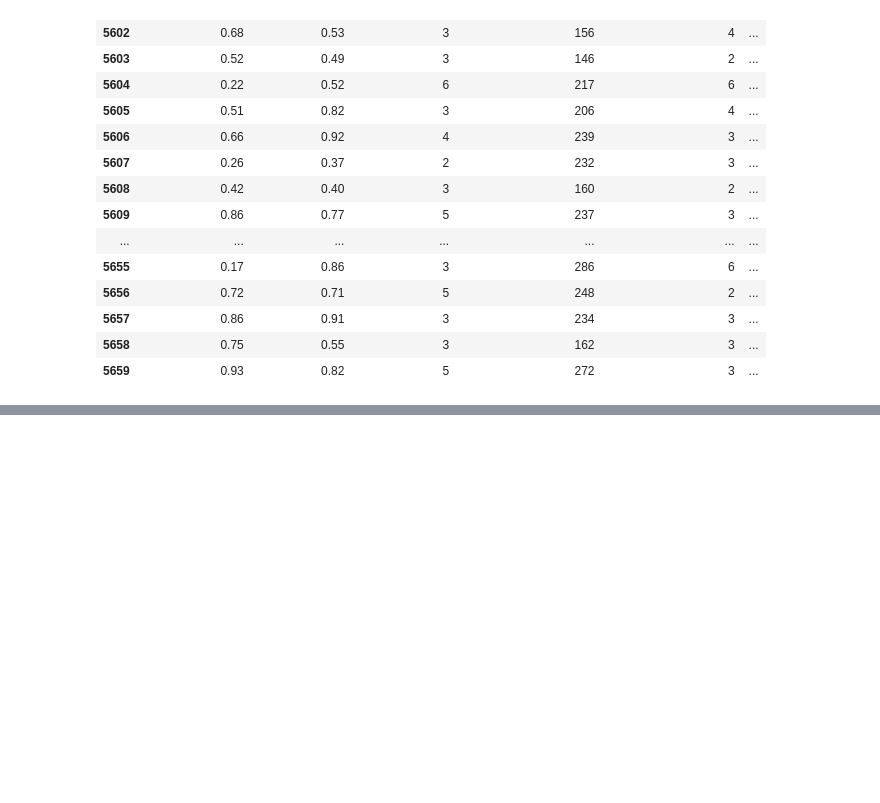
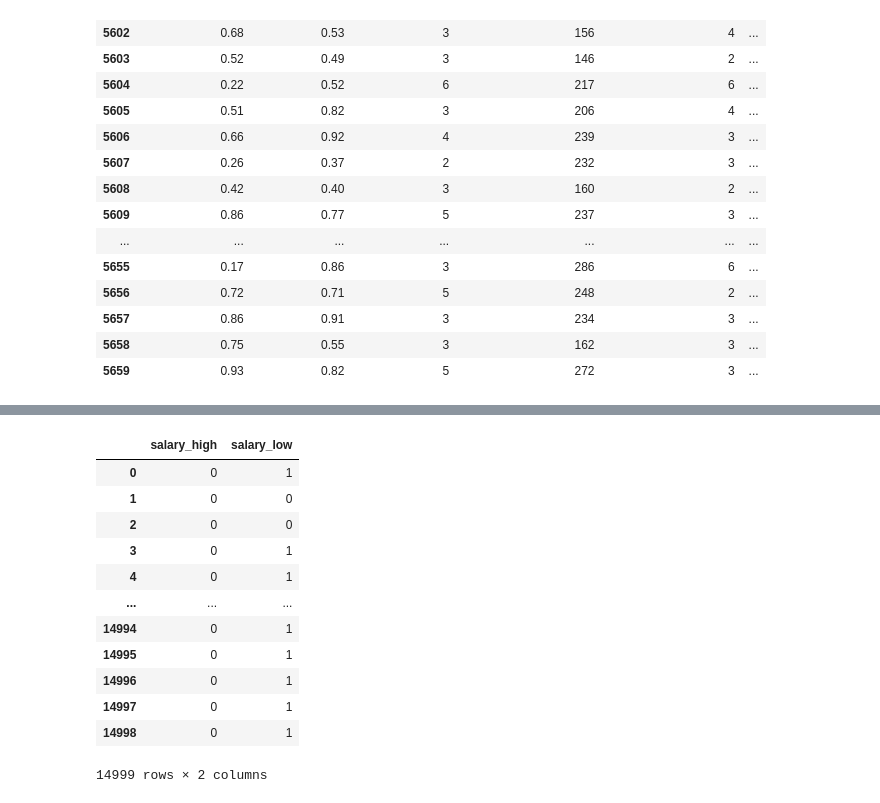
Before and after one commit to prekshya-dawadi/CodeBasicsML, a Jupyter notebook: BinaryClassificationLogisticRegression/SingleClassificationLogisticRegression.ipynb, the cells around one changed output, grey strips where cells are left out. Saved outputs shown, nothing was run; the diff lists cells and outputs as text; code cells hidden in the pictures; blank space fills up the shorter version.

```diff
--- a/BinaryClassificationLogisticRegression/SingleClassificationLogisticRegression.ipynb
+++ b/BinaryClassificationLogisticRegression/SingleClassificationLogisticRegression.ipynb
@@ -67,0 +79,17 @@ NameError: name 'df' is not defined
+# %%
+y_var = dummies.drop("salary_medium", axis = "columns")
+y_var
+# %% [output]
+|  | salary_high | salary_low |
+| 0 | 0 | 1 |
+| 1 | 0 | 0 |
+| 2 | 0 | 0 |
+| 3 | 0 | 1 |
+| 4 | 0 | 1 |
+| ... | ... | ... |
+| 14994 | 0 | 1 |
+| 14995 | 0 | 1 |
+| 14996 | 0 | 1 |
+| 14997 | 0 | 1 |
+| 14998 | 0 | 1 |
+14999 rows × 2 columns
```
Also changed, not shown: parts of 3 cells of this notebook.
